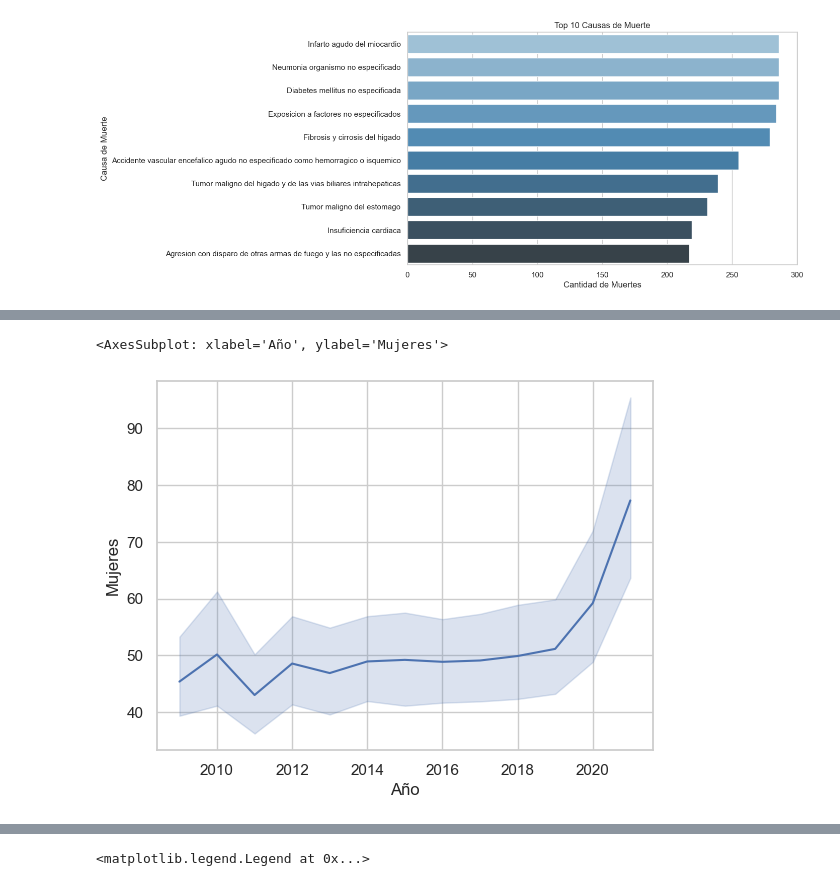
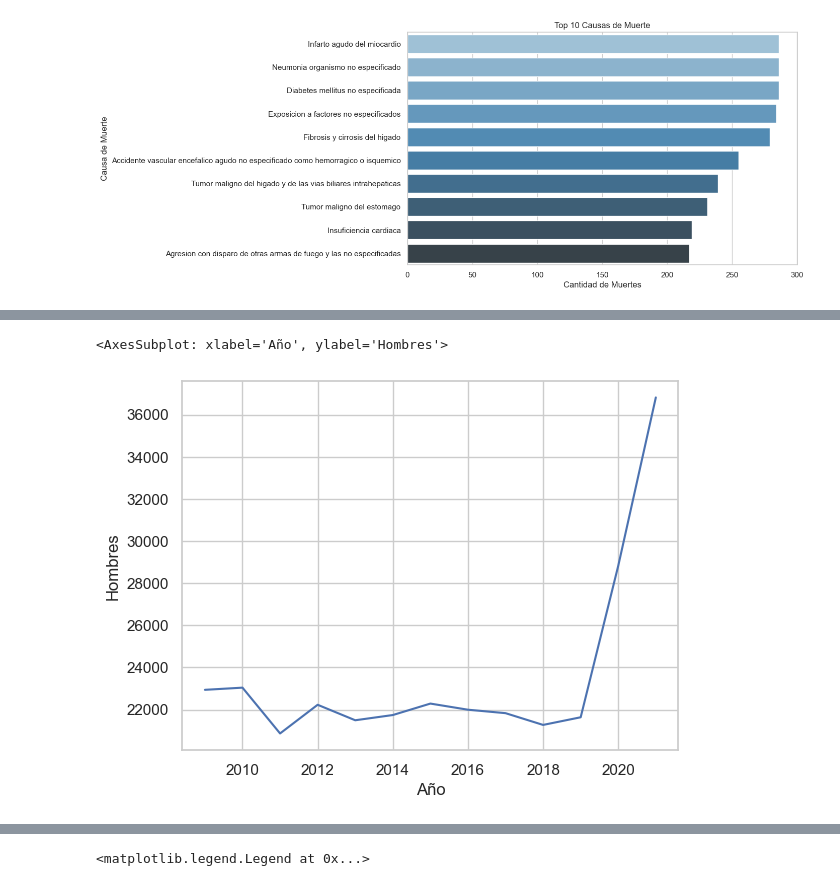
Before and after one commit to MaIsabelSolano/UVG_Mineria_Proyecto, a Jupyter notebook: AEDefDepartamentos.ipynb, the cells around one changed output, grey strips where cells are left out. Cells and saved outputs as stored; diff of their text form; code cells hidden in the pictures.

```diff
--- a/AEDefDepartamentos.ipynb
+++ b/AEDefDepartamentos.ipynb
@@ -156,5 +151,9 @@ sns.lineplot(data=df, x="Año", y="Hombres")
-# %%
-sns.lineplot(data=df, x="Año", y="Mujeres")
-# %% [output]
-<AxesSubplot: xlabel='Año', ylabel='Mujeres'>
-[figure, removed]
+# %%
+# Agrupar los datos por año y sumar la variable "Hombres"
+df_agg = df.groupby('Año')['Hombres'].sum().reset_index()
+
+# Graficar los datos utilizando Seaborn
+sns.lineplot(data=df_agg, x="Año", y="Hombres")
+# %% [output]
+<AxesSubplot: xlabel='Año', ylabel='Hombres'>
+[figure, added]
```
Also changed, not shown: parts of 2 cells of this notebook.
